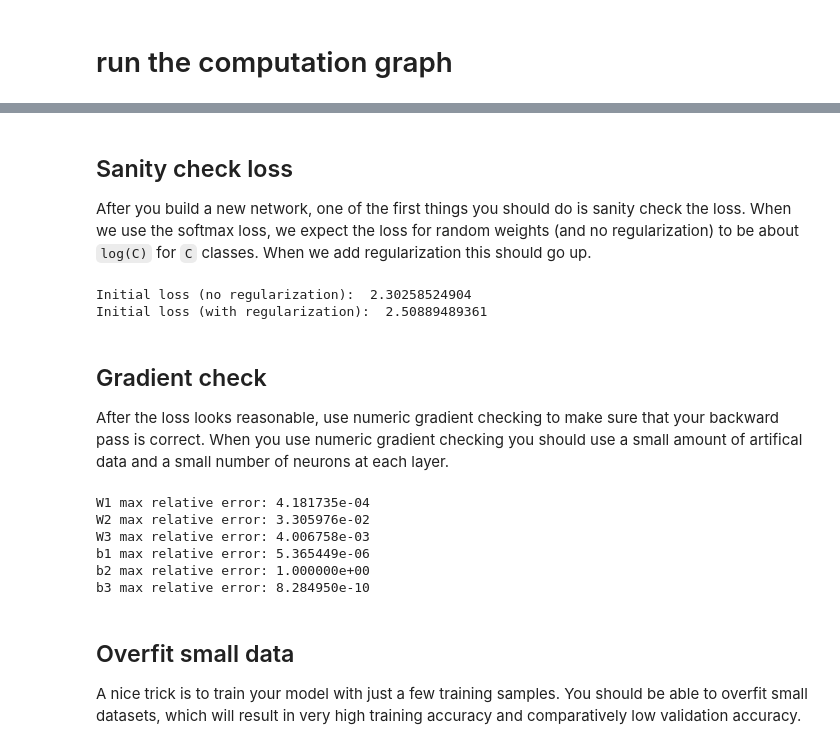
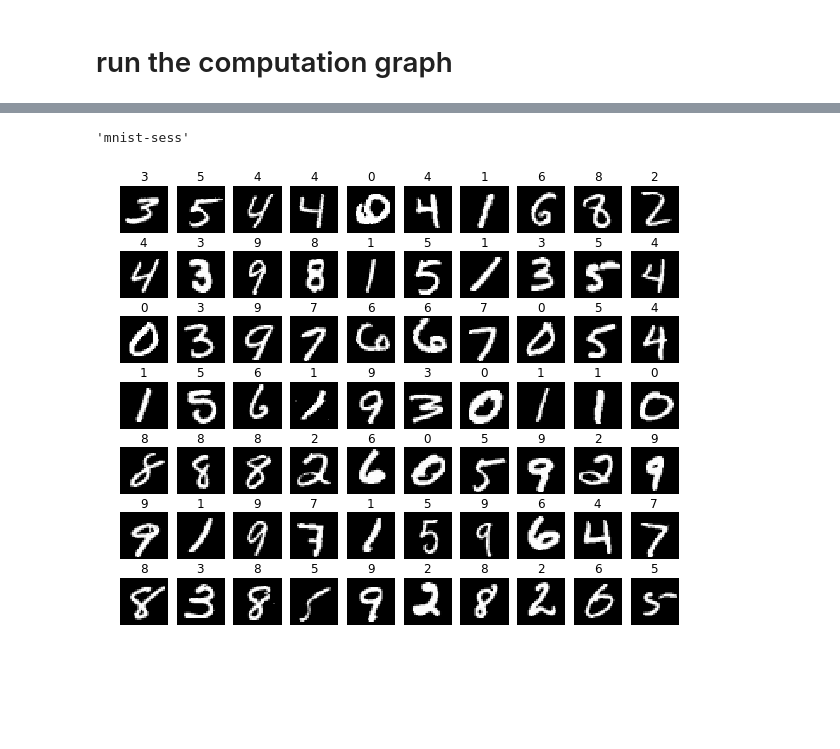
Before and after one commit to Alexoner/mooc, a Jupyter notebook: cs231n/2016/assignment2/ConvNet-MNIST.ipynb, the cells around one changed output, grey strips where cells are left out. Drawn from its saved outputs; the diff is of its cells as text; code cells hidden in the pictures; blank space fills up the shorter version.

Commit message:
cs231n: cnn with tensorflow on kaggle mnist dataset

```diff
--- a/cs231n/2016/assignment2/ConvNet-MNIST.ipynb
+++ b/cs231n/2016/assignment2/ConvNet-MNIST.ipynb
@@ -416,0 +407,5 @@ Test error: 0.8%
+# %%
+sess = tf.Session()
+# Run all the initializers to prepare the trainable parameters.
+tf.initialize_all_variables().run(session=sess)
+train(data, sess)
@@ -417,55 +430,18 @@ Test error: 0.8%
+# %%
+saver = tf.train.Saver()
+saver.save(sess, 'mnist-sess')
+# %% [output]
+'mnist-sess'
 # %%
-test_sample_idxs = np.random.choice(test_data.shape[0], samples_per_class * num_classes)
-test_sample_images = test_data[test_sample_idxs, ...]
+test_sample_idxs = np.random.choice(data['X_test'].shape[0], samples_per_class * num_classes)
+test_sample_images = data['X_test'][test_sample_idxs, ...]
 test_sample_predict = eval_in_batches(test_sample_images, sess)
-for sample_predict in test_sample_predict:
-    pass
+for i, sample_predict in enumerate(test_sample_idxs):
+    plt_idx = i + 1
+    plt.subplot(samples_per_class, num_classes, plt_idx)
+    plt.imshow(test_sample_images[i].reshape((28, 28)))
+    plt.axis('off')
+    plt.title(np.argmax(test_sample_predict[i]))
+plt.show()
+# %% [output]
+[figure, added]
-# %% [markdown]
-## Sanity check loss
-After you build a new network, one of the first things you should do is sanity check the loss. When we use the softmax loss, we expect the loss for random weights (and no regularization) to be about `log(C)` for `C` classes. When we add regularization this should go up.
-# %%
-model = ThreeLayerConvNet()
-
-N = 50
-X = np.random.randn(N, 3, 32, 32)
-y = np.random.randint(10, size=N)
-
-loss, grads = model.loss(X, y)
-print 'Initial loss (no regularization): ', loss
-
-model.reg = 0.5
-loss, grads = model.loss(X, y)
-print 'Initial loss (with regularization): ', loss
-# %% [output]
-Initial loss (no regularization):  2.30258524904
-Initial loss (with regularization):  2.50889489361
-# %% [markdown]
-## Gradient check
-After the loss looks reasonable, use numeric gradient checking to make sure that your backward pass is correct. When you use numeric gradient checking you should use a small amount of artifical data and a small number of neurons at each layer.
-# %%
-num_inputs = 2
-input_dim = (3, 16, 16)
-reg = 0.0
-num_classes = 10
-X = np.random.randn(num_inputs, *input_dim)
-y = np.random.randint(num_classes, size=num_inputs)
-
-model = ThreeLayerConvNet(num_filters=3, filter_size=3,
-                          input_dim=input_dim, hidden_dim=7,
-                          dtype=np.float64)
-loss, grads = model.loss(X, y)
-for param_name in sorted(grads):
-    f = lambda _: model.loss(X, y)[0]
-    param_grad_num = eval_numerical_gradient(f, model.params[param_name], verbose=False, h=1e-6)
-    e = rel_error(param_grad_num, grads[param_name])
-    print '%s max relative error: %e' % (param_name, rel_error(param_grad_num, grads[param_name]))
-# %% [output]
-W1 max relative error: 4.181735e-04
-W2 max relative error: 3.305976e-02
-W3 max relative error: 4.006758e-03
-b1 max relative error: 5.365449e-06
-b2 max relative error: 1.000000e+00
-b3 max relative error: 8.284950e-10
-# %% [markdown]
-## Overfit small data
-A nice trick is to train your model with just a few training samples. You should be able to overfit small datasets, which will result in very high training accuracy and comparatively low validation accuracy.
```
Also changed, not shown: parts of 25 cells of this notebook.
